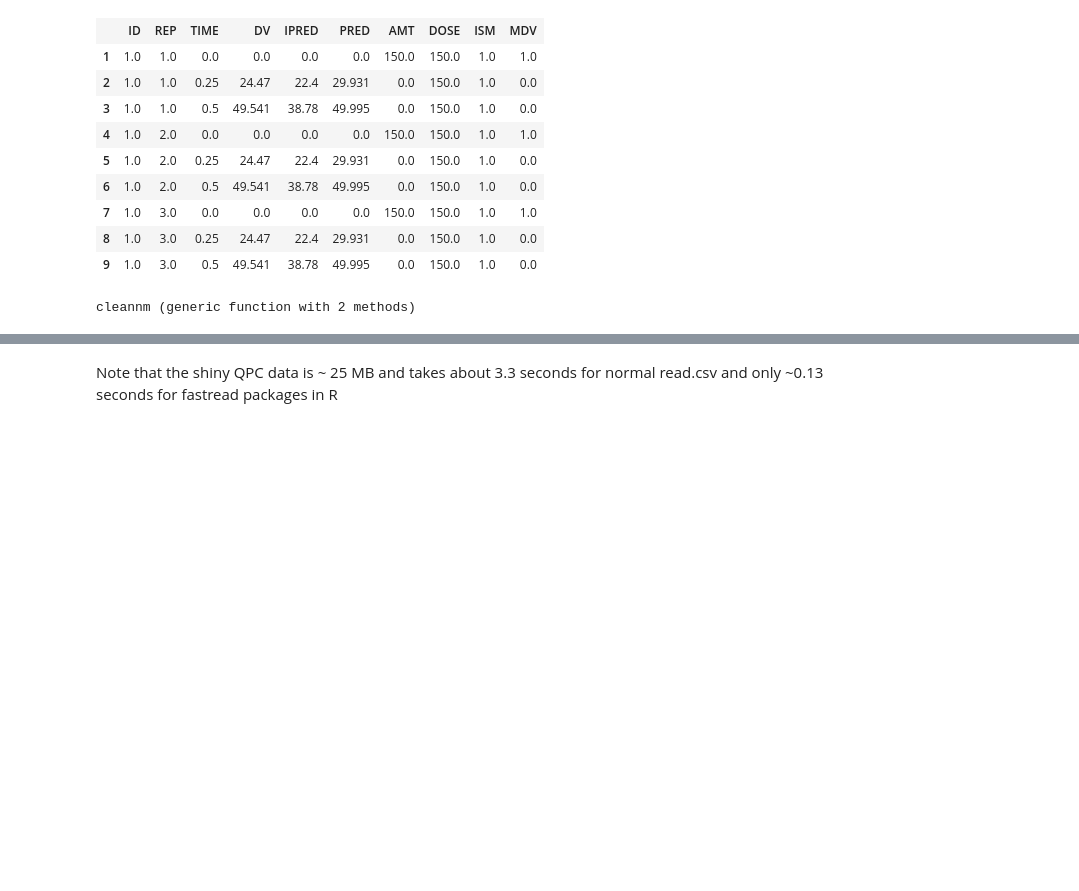
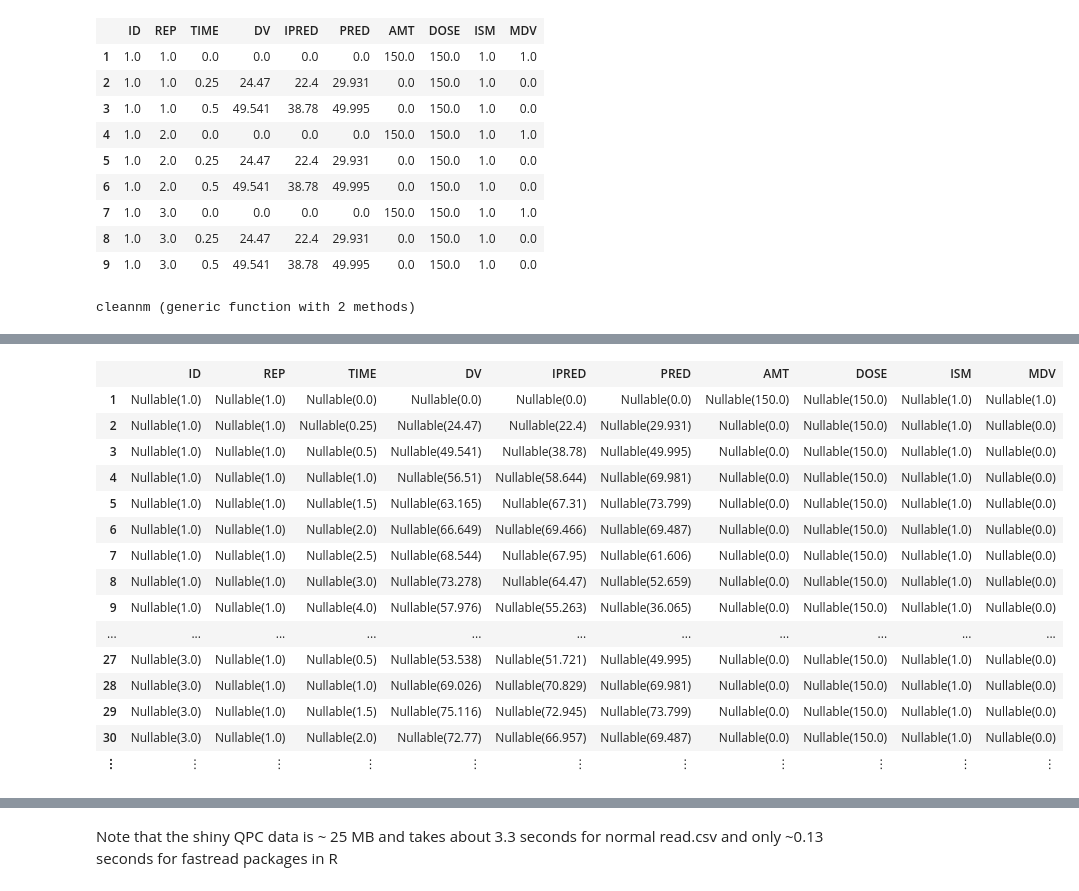
Before and after one commit to dpastoor/julia-scratch, a Jupyter notebook: read-benchmarks.ipynb, the cells around one changed output, grey strips where cells are left out. Saved outputs shown, nothing was run; the diff lists cells and outputs as text; code cells hidden in the pictures; blank space fills up the shorter version.

```diff
--- a/read-benchmarks.ipynb
+++ b/read-benchmarks.ipynb
@@ -219,3 +273,22 @@ using Benchmark
+# %%
+DataFrame(convert(Vector{Any},cleaned_data.data),Symbol[symbol(x) for x in cleaned_data.schema.header])
+# %% [output]
+|  | ID | REP | TIME | DV | IPRED | PRED | AMT | DOSE | ISM | MDV |
+| 1 | Nullable(1.0) | Nullable(1.0) | Nullable(0.0) | Nullable(0.0) | Nullable(0.0) | Nullable(0.0) | Nullable(150.0) | Nullable(150.0) | Nullable(1.0) | Nullable(1.0) |
+| 2 | Nullable(1.0) | Nullable(1.0) | Nullable(0.25) | Nullable(24.47) | Nullable(22.4) | Nullable(29.931) | Nullable(0.0) | Nullable(150.0) | Nullable(1.0) | Nullable(0.0) |
+| 3 | Nullable(1.0) | Nullable(1.0) | Nullable(0.5) | Nullable(49.541) | Nullable(38.78) | Nullable(49.995) | Nullable(0.0) | Nullable(150.0) | Nullable(1.0) | Nullable(0.0) |
+| 4 | Nullable(1.0) | Nullable(1.0) | Nullable(1.0) | Nullable(56.51) | Nullable(58.644) | Nullable(69.981) | Nullable(0.0) | Nullable(150.0) | Nullable(1.0) | Nullable(0.0) |
+| 5 | Nullable(1.0) | Nullable(1.0) | Nullable(1.5) | Nullable(63.165) | Nullable(67.31) | Nullable(73.799) | Nullable(0.0) | Nullable(150.0) | Nullable(1.0) | Nullable(0.0) |
+| 6 | Nullable(1.0) | Nullable(1.0) | Nullable(2.0) | Nullable(66.649) | Nullable(69.466) | Nullable(69.487) | Nullable(0.0) | Nullable(150.0) | Nullable(1.0) | Nullable(0.0) |
+| 7 | Nullable(1.0) | Nullable(1.0) | Nullable(2.5) | Nullable(68.544) | Nullable(67.95) | Nullable(61.606) | Nullable(0.0) | Nullable(150.0) | Nullable(1.0) | Nullable(0.0) |
+| 8 | Nullable(1.0) | Nullable(1.0) | Nullable(3.0) | Nullable(73.278) | Nullable(64.47) | Nullable(52.659) | Nullable(0.0) | Nullable(150.0) | Nullable(1.0) | Nullable(0.0) |
+| 9 | Nullable(1.0) | Nullable(1.0) | Nullable(4.0) | Nullable(57.976) | Nullable(55.263) | Nullable(36.065) | Nullable(0.0) | Nullable(150.0) | Nullable(1.0) | Nullable(0.0) |
+| ... | ... | ... | ... | ... | ... | ... | ... | ... | ... | ... |
+| 27 | Nullable(3.0) | Nullable(1.0) | Nullable(0.5) | Nullable(53.538) | Nullable(51.721) | Nullable(49.995) | Nullable(0.0) | Nullable(150.0) | Nullable(1.0) | Nullable(0.0) |
+| 28 | Nullable(3.0) | Nullable(1.0) | Nullable(1.0) | Nullable(69.026) | Nullable(70.829) | Nullable(69.981) | Nullable(0.0) | Nullable(150.0) | Nullable(1.0) | Nullable(0.0) |
+| 29 | Nullable(3.0) | Nullable(1.0) | Nullable(1.5) | Nullable(75.116) | Nullable(72.945) | Nullable(73.799) | Nullable(0.0) | Nullable(150.0) | Nullable(1.0) | Nullable(0.0) |
+| 30 | Nullable(3.0) | Nullable(1.0) | Nullable(2.0) | Nullable(72.77) | Nullable(66.957) | Nullable(69.487) | Nullable(0.0) | Nullable(150.0) | Nullable(1.0) | Nullable(0.0) |
+| ⋮ | ⋮ | ⋮ | ⋮ | ⋮ | ⋮ | ⋮ | ⋮ | ⋮ | ⋮ | ⋮ |
 # %%
 function f()
     readtable("/Users/devin/run001QPCshinycleaned")
```
Also changed, not shown: parts of 11 cells of this notebook.
